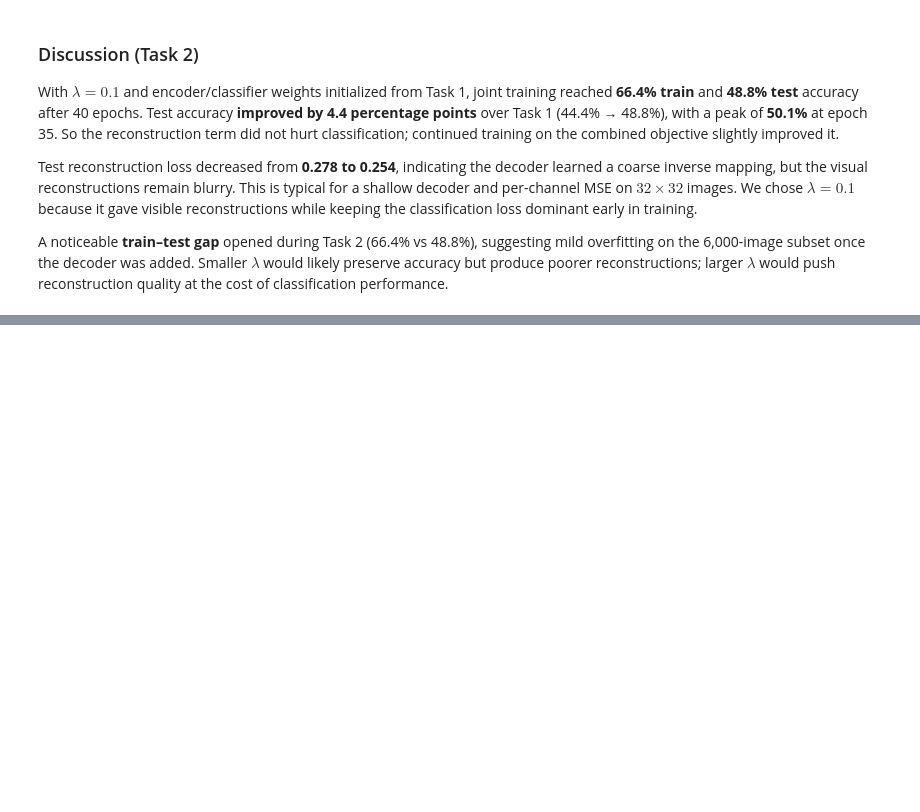
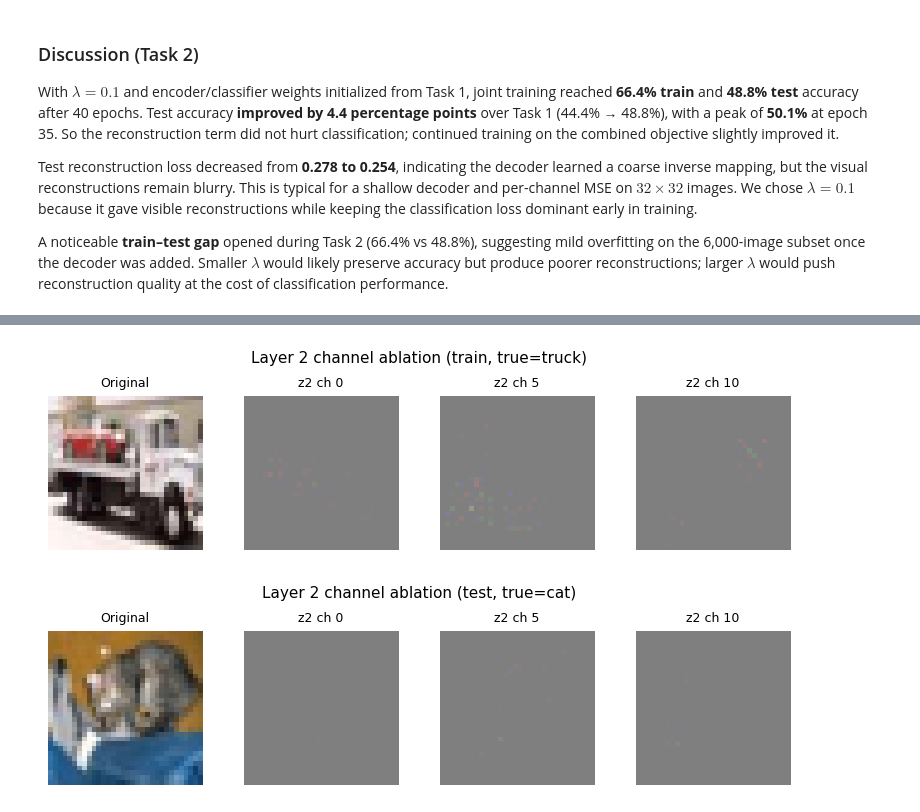
Before and after one commit to eli22443/cifar10-object-recognition, a Jupyter notebook: report.ipynb, the cells around one changed output, grey strips where cells are left out. Drawn from its saved outputs; the diff is of its cells as text; code cells hidden in the pictures; blank space fills up the shorter version.

```diff
--- a/report.ipynb
+++ b/report.ipynb
@@ -230,0 +365,18 @@ A noticeable **train–test gap** opened during Task 2 (66.4% vs 48.8%), suggest
+# %%
+z2_labels = [f"z2 ch {c}" for c in Z2_CHANNELS]
+
+plot_channel_ablation(
+    train_image,
+    z2_recons_train,
+    z2_labels,
+    f"Layer 2 channel ablation (train, true={CIFAR10_CLASSES[train_label]})",
+)
+plot_channel_ablation(
+    test_image,
+    z2_recons_test,
+    z2_labels,
+    f"Layer 2 channel ablation (test, true={CIFAR10_CLASSES[test_label]})",
+)
+# %% [output]
+[figure, added]
+[figure, added]
```
Also changed, not shown: parts of 12 cells of this notebook, 1 other file.
